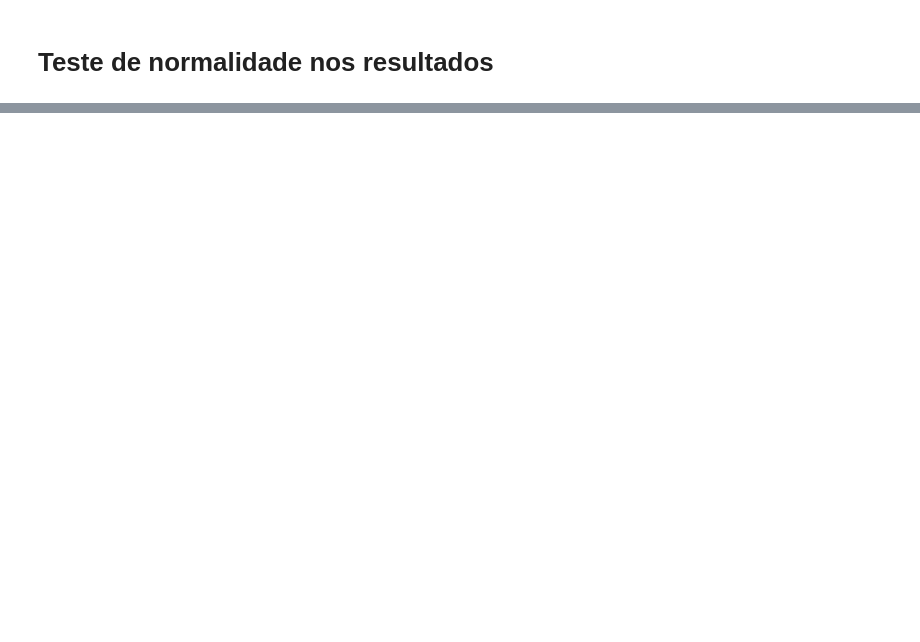
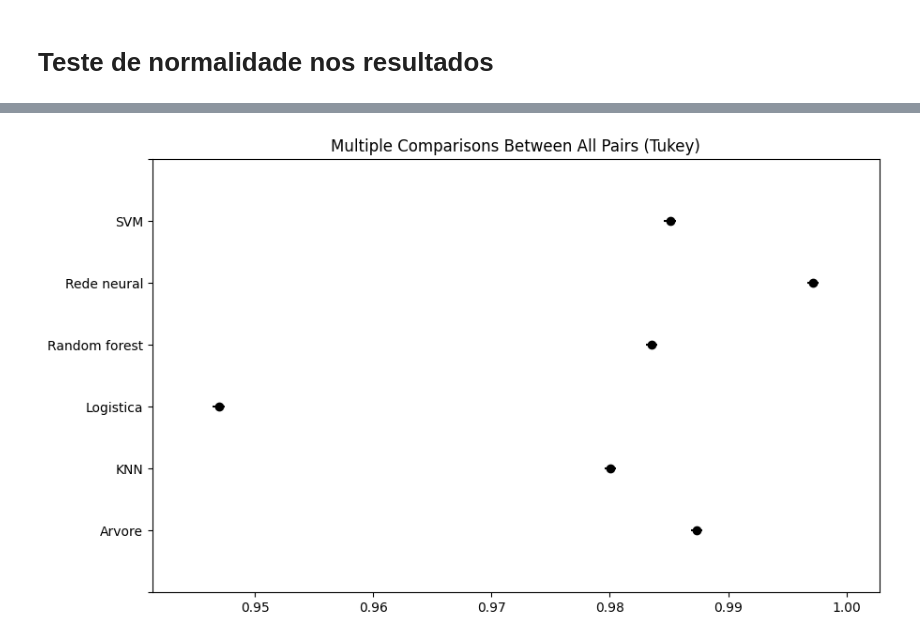
Before and after one commit to ImGabreuw/machine-learning-e-data-science-com-python, a Jupyter notebook: avaliacao-de-algoritmos-de-classificacao/projects/parameters-adjustment.ipynb, the cells around one changed output, grey strips where cells are left out. Drawn from its saved outputs; the diff is of its cells as text; code cells hidden in the pictures; blank space fills up the shorter version.

Commit message:
Aula 140: Melhor algoritmo com ANOVA e Tukey

```diff
--- a/avaliacao-de-algoritmos-de-classificacao/projects/parameters-adjustment.ipynb
+++ b/avaliacao-de-algoritmos-de-classificacao/projects/parameters-adjustment.ipynb
@@ -325,0 +342,10 @@ for i in range(len(results.columns)):
+# %%
+algorithm_results = {
+    "accuracy": np.concatenate([results_tree, results_random_forest, results_knn, results_logistica, results_svm, results_rede_neural]),
+    "algoritmo": [
+        algorithm
+        for algorithm in results.columns
+        for _ in range(30)
+    ]
+}
+algorithm_results
@@ -325,0 +370,3 @@ for i in range(len(results.columns)):
+# %%
+results_df = pd.DataFrame(algorithm_results)
+results_df
@@ -325,0 +393,5 @@ for i in range(len(results.columns)):
+# %%
+algorithm_comp = MultiComparison(results_df["accuracy"], results_df["algoritmo"])
+# %%
+statistic_test = algorithm_comp.tukeyhsd()
+print(statistic_test)
@@ -325,0 +419,4 @@ for i in range(len(results.columns)):
+# %%
+statistic_test.plot_simultaneous();
+# %% [output]
+[figure, added]
```
Also changed, not shown: parts of 17 cells of this notebook, 1 other file.
